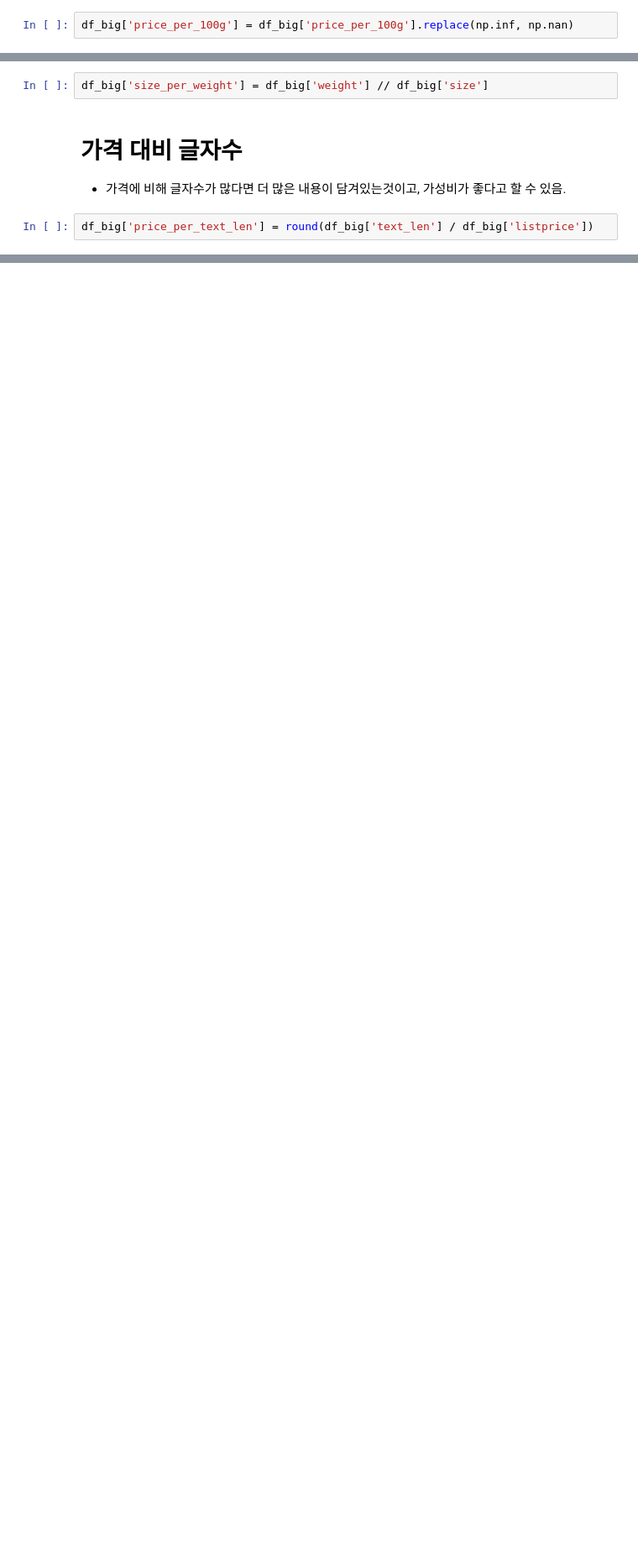
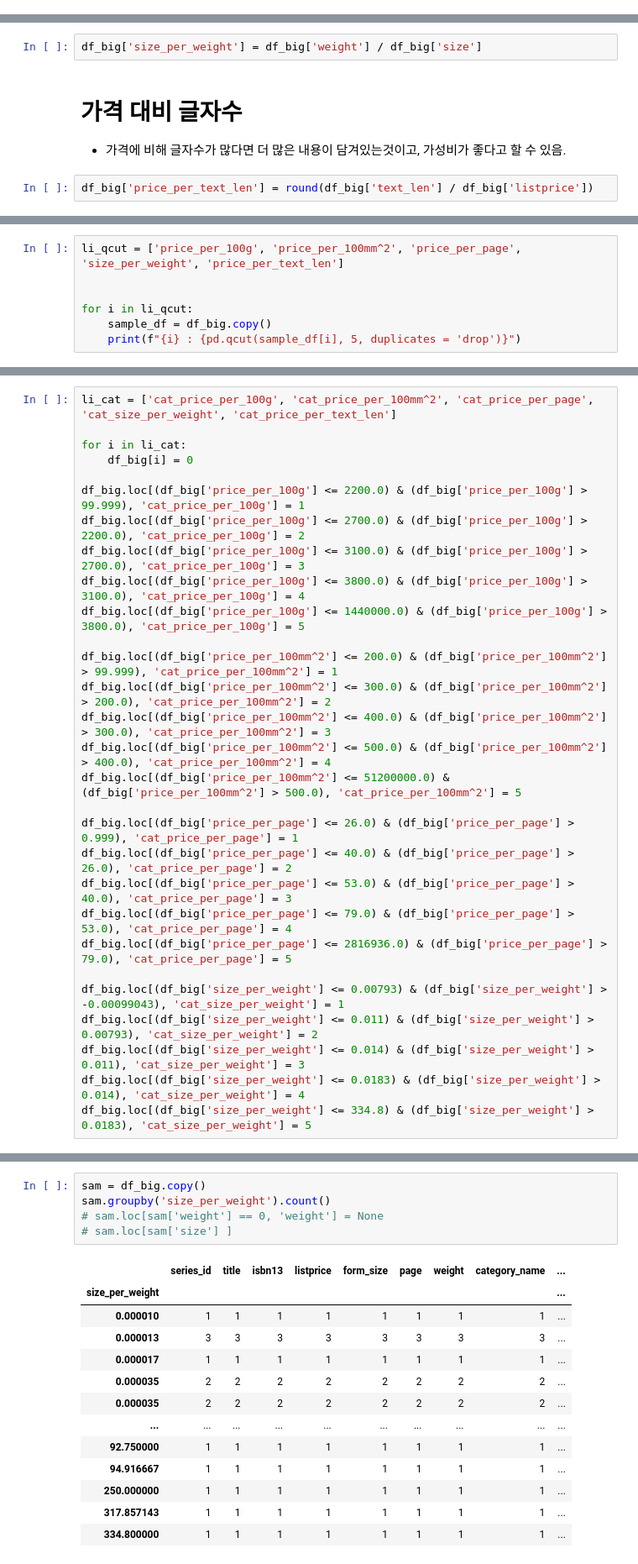
Before and after one commit to sejongpyo/Studies, a Jupyter notebook: company_data_preprocessing.ipynb, the cells around one changed output, grey strips where cells are left out. Shown at 84% size. Cells and saved outputs as stored; diff of their text form; blank space fills up the shorter version.

```diff
--- a/company_data_preprocessing.ipynb
+++ b/company_data_preprocessing.ipynb
@@ -217,11 +237,9 @@ df_big.loc[df_big['check_drawing'] == True, 'text_len'] = df_big['text_len'] //
-# %%
-df_big['price_per_100g'] = df_big['price_per_100g'].replace(np.inf, np.nan)
 # %% [markdown]
 # 사이즈 대비 무게
 - 사이즈에 비해 무게가 가벼울수록 들고 다니기 편안함.
 - 해당 컬럼 값이 작을수록 좋다는 뜻.
 # %%
-df_big['size_per_weight'] = df_big['weight'] // df_big['size']
+df_big['size_per_weight'] = df_big['weight'] / df_big['size']
 # %% [markdown]
 # 가격 대비 글자수
 - 가격에 비해 글자수가 많다면 더 많은 내용이 담겨있는것이고, 가성비가 좋다고 할 수 있음.
@@ -236,3 +268,10 @@ df_big.head()
 | 2 | 9000484 | 세계를 움직인 12인의 천재들 | 1400000212783 | 13800 | 153*225mm | 356 | 0 | 세계역사인물 | NaN | ... |
 | 3 | 9000495 | 미국역사의 순환 | 1400000212967 | 20500 | 148*210mm | 580 | 0 | 미국사 | NaN | ... |
 | 4 | 9000596 | 한국의 멋을 찾아서 | 1400000215036 | 19600 | 188*254mm | 437 | 0 | 역사기행 | NaN | ... |
+# %%
+li_qcut = ['price_per_100g', 'price_per_100mm^2', 'price_per_page', 'size_per_weight', 'price_per_text_len']
+
+
+for i in li_qcut:
+    sample_df = df_big.copy()
+    print(f"{i} : {pd.qcut(sample_df[i], 5, duplicates = 'drop')}")
@@ -238,0 +296,29 @@ df_big.head()
+# %%
+li_cat = ['cat_price_per_100g', 'cat_price_per_100mm^2', 'cat_price_per_page', 'cat_size_per_weight', 'cat_price_per_text_len']
+
+for i in li_cat:
+    df_big[i] = 0
+
+df_big.loc[(df_big['price_per_100g'] <= 2200.0) & (df_big['price_per_100g'] > 99.999), 'cat_price_per_100g'] = 1
+df_big.loc[(df_big['price_per_100g'] <= 2700.0) & (df_big['price_per_100g'] > 2200.0), 'cat_price_per_100g'] = 2
+df_big.loc[(df_big['price_per_100g'] <= 3100.0) & (df_big['price_per_100g'] > 2700.0), 'cat_price_per_100g'] = 3
+df_big.loc[(df_big['price_per_100g'] <= 3800.0) & (df_big['price_per_100g'] > 3100.0), 'cat_price_per_100g'] = 4
+df_big.loc[(df_big['price_per_100g'] <= 1440000.0) & (df_big['price_per_100g'] > 3800.0), 'cat_price_per_100g'] = 5
+
+df_big.loc[(df_big['price_per_100mm^2'] <= 200.0) & (df_big['price_per_100mm^2'] > 99.999), 'cat_price_per_100mm^2'] = 1
+df_big.loc[(df_big['price_per_100mm^2'] <= 300.0) & (df_big['price_per_100mm^2'] > 200.0), 'cat_price_per_100mm^2'] = 2
+df_big.loc[(df_big['price_per_100mm^2'] <= 400.0) & (df_big['price_per_100mm^2'] > 300.0), 'cat_price_per_100mm^2'] = 3
+df_big.loc[(df_big['price_per_100mm^2'] <= 500.0) & (df_big['price_per_100mm^2'] > 400.0), 'cat_price_per_100mm^2'] = 4
+df_big.loc[(df_big['price_per_100mm^2'] <= 51200000.0) & (df_big['price_per_100mm^2'] > 500.0), 'cat_price_per_100mm^2'] = 5
+
+df_big.loc[(df_big['price_per_page'] <= 26.0) & (df_big['price_per_page'] > 0.999), 'cat_price_per_page'] = 1
+df_big.loc[(df_big['price_per_page'] <= 40.0) & (df_big['price_per_page'] > 26.0), 'cat_price_per_page'] = 2
+df_big.loc[(df_big['price_per_page'] <= 53.0) & (df_big['price_per_page'] > 40.0), 'cat_price_per_page'] = 3
+df_big.loc[(df_big['price_per_page'] <= 79.0) & (df_big['price_per_page'] > 53.0), 'cat_price_per_page'] = 4
+df_big.loc[(df_big['price_per_page'] <= 2816936.0) & (df_big['price_per_page'] > 79.0), 'cat_price_per_page'] = 5
+
+df_big.loc[(df_big['size_per_weight'] <= 0.00793) & (df_big['size_per_weight'] > -0.00099043), 'cat_size_per_weight'] = 1
+df_big.loc[(df_big['size_per_weight'] <= 0.011) & (df_big['size_per_weight'] > 0.00793), 'cat_size_per_weight'] = 2
+df_big.loc[(df_big['size_per_weight'] <= 0.014) & (df_big['size_per_weight'] > 0.011), 'cat_size_per_weight'] = 3
+df_big.loc[(df_big['size_per_weight'] <= 0.0183) & (df_big['size_per_weight'] > 0.014), 'cat_size_per_weight'] = 4
+df_big.loc[(df_big['size_per_weight'] <= 334.8) & (df_big['size_per_weight'] > 0.0183), 'cat_size_per_weight'] = 5
@@ -238,0 +335,19 @@ df_big.head()
+# %%
+sam = df_big.copy()
+sam.groupby('size_per_weight').count()
+# sam.loc[sam['weight'] == 0, 'weight'] = None
+# sam.loc[sam['size'] ]
+# %% [output]
+|  | series_id | title | isbn13 | listprice | form_size | page | weight | category_name | ... |
+| size_per_weight |  |  |  |  |  |  |  |  | ... |
+| 0.000010 | 1 | 1 | 1 | 1 | 1 | 1 | 1 | 1 | ... |
+| 0.000013 | 3 | 3 | 3 | 3 | 3 | 3 | 3 | 3 | ... |
+| 0.000017 | 1 | 1 | 1 | 1 | 1 | 1 | 1 | 1 | ... |
+| 0.000035 | 2 | 2 | 2 | 2 | 2 | 2 | 2 | 2 | ... |
+| 0.000035 | 2 | 2 | 2 | 2 | 2 | 2 | 2 | 2 | ... |
+| ... | ... | ... | ... | ... | ... | ... | ... | ... | ... |
+| 92.750000 | 1 | 1 | 1 | 1 | 1 | 1 | 1 | 1 | ... |
+| 94.916667 | 1 | 1 | 1 | 1 | 1 | 1 | 1 | 1 | ... |
+| 250.000000 | 1 | 1 | 1 | 1 | 1 | 1 | 1 | 1 | ... |
+| 317.857143 | 1 | 1 | 1 | 1 | 1 | 1 | 1 | 1 | ... |
+| 334.800000 | 1 | 1 | 1 | 1 | 1 | 1 | 1 | 1 | ... |
```
Also changed, not shown: parts of 27 cells of this notebook.
